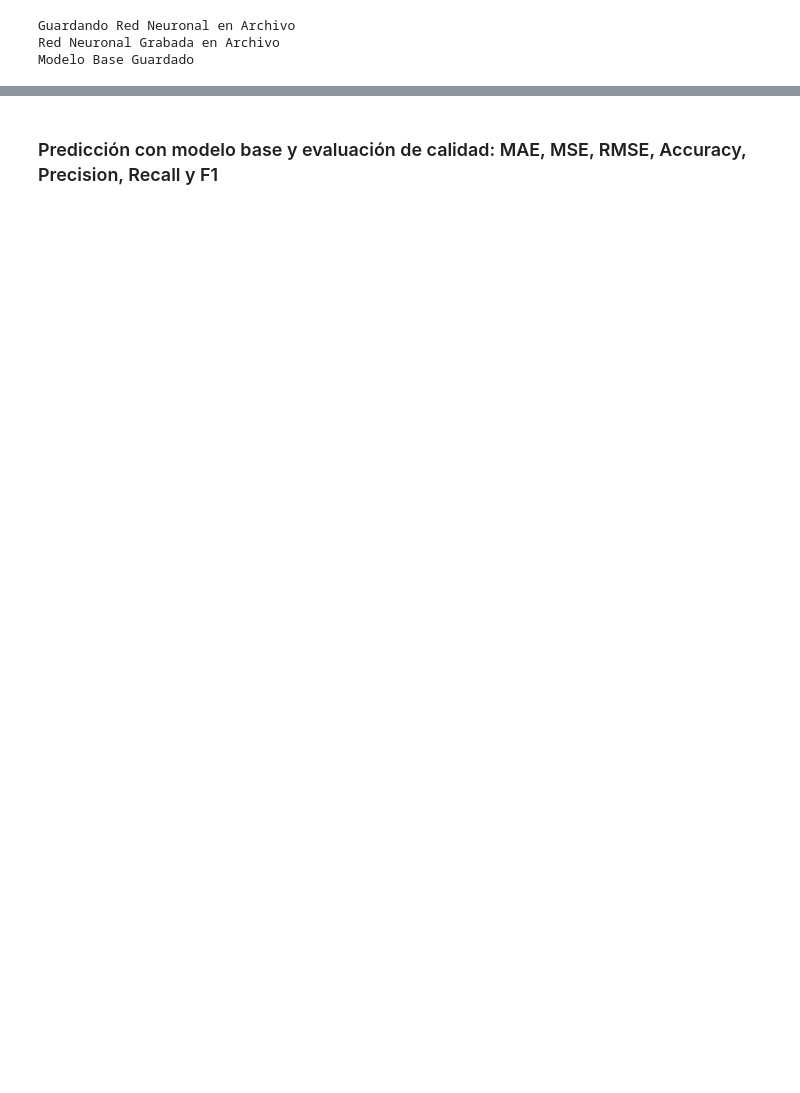
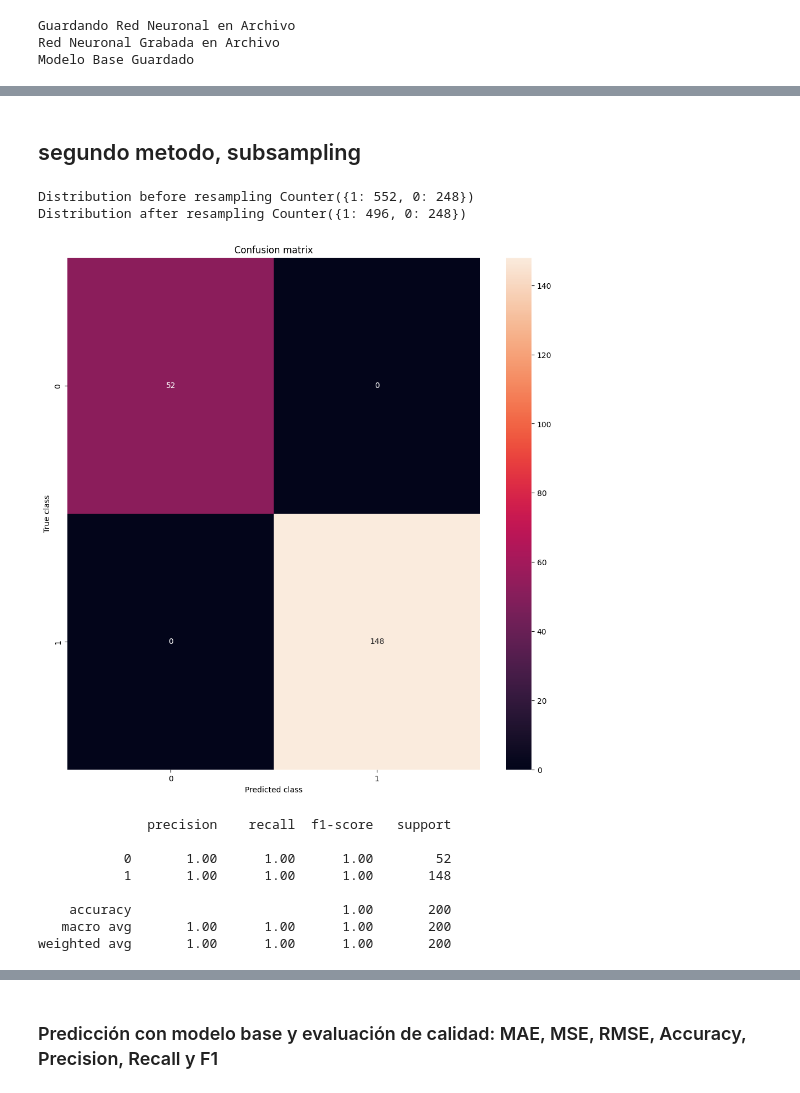
Before and after one commit to juandtap/IA_practica_03, a Jupyter notebook: practica_03_guia.ipynb, the cells around one changed output, grey strips where cells are left out. Cells and saved outputs as stored; diff of their text form; code cells hidden in the pictures; blank space fills up the shorter version.

```diff
--- a/practica_03_guia.ipynb
+++ b/practica_03_guia.ipynb
@@ -427,0 +599,6 @@ Para el entrenamiento y testing del modelo se genera las particiones del conjunt
+# %%
+# funcion para el segundo metodo
+def run_model(X_train, X_test, y_train, y_test):
+    clf_base = LogisticRegression(C=1.0,penalty='l2',random_state=1,solver="newton-cg")
+    clf_base.fit(X_train, y_train)
+    return clf_base
@@ -453,0 +655,26 @@ sns.countplot(x=y_train)
+# %% [markdown]
+## segundo metodo, subsampling
+# %%
+# segundo metodo, subsampling
+
+us = NearMiss(sampling_strategy=0.5, n_neighbors=3, version=2)
+X_train_res, y_train_res = us.fit_resample(X_train, y_train)
+
+print ("Distribution before resampling {}".format(Counter(y_train)))
+print ("Distribution after resampling {}".format(Counter(y_train_res)))
+
+model = run_model(X_train_res, X_test, y_train_res, y_test)
+pred_y = model.predict(X_test)
+mostrar_resultados(y_test, pred_y)
+# %% [output]
+Distribution before resampling Counter({1: 552, 0: 248})
+Distribution after resampling Counter({1: 496, 0: 248})
+[figure, added]
+              precision    recall  f1-score   support
+
+           0       1.00      1.00      1.00        52
+           1       1.00      1.00      1.00       148
+
+    accuracy                           1.00       200
+   macro avg       1.00      1.00      1.00       200
+weighted avg       1.00      1.00      1.00       200
```
Also changed, not shown: parts of 33 cells of this notebook, 1 other file.
